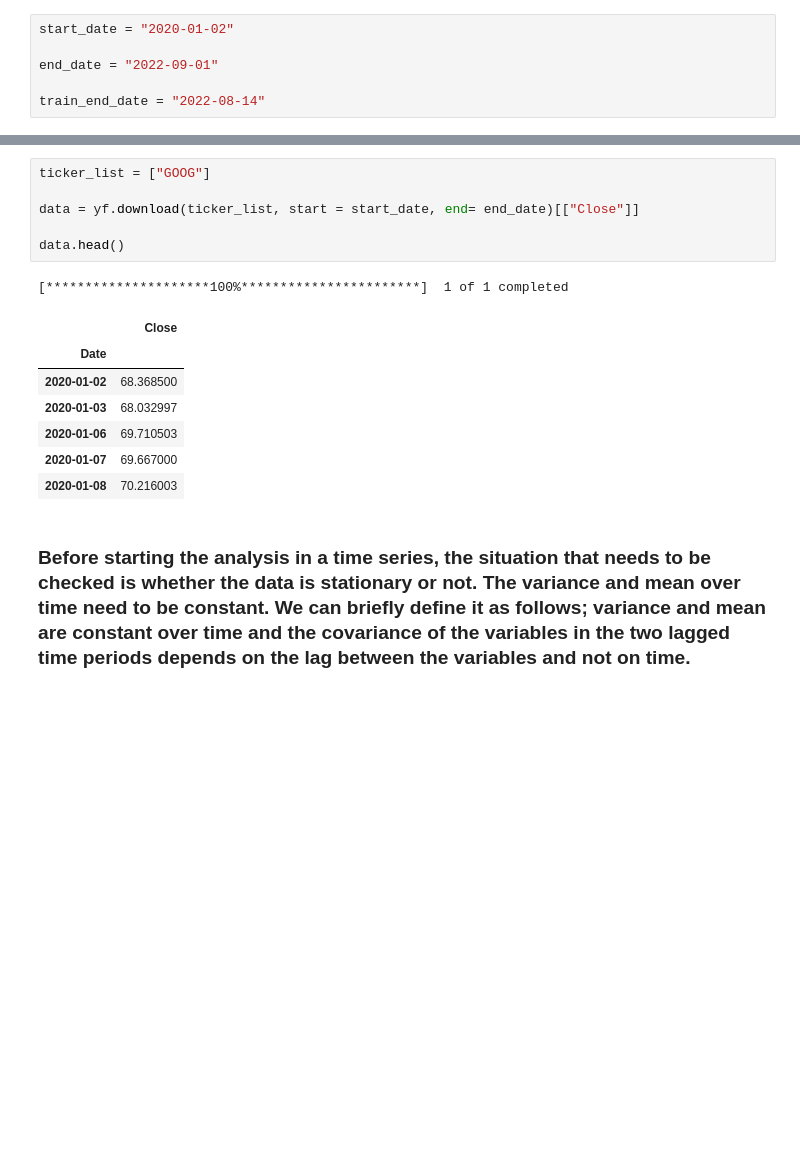
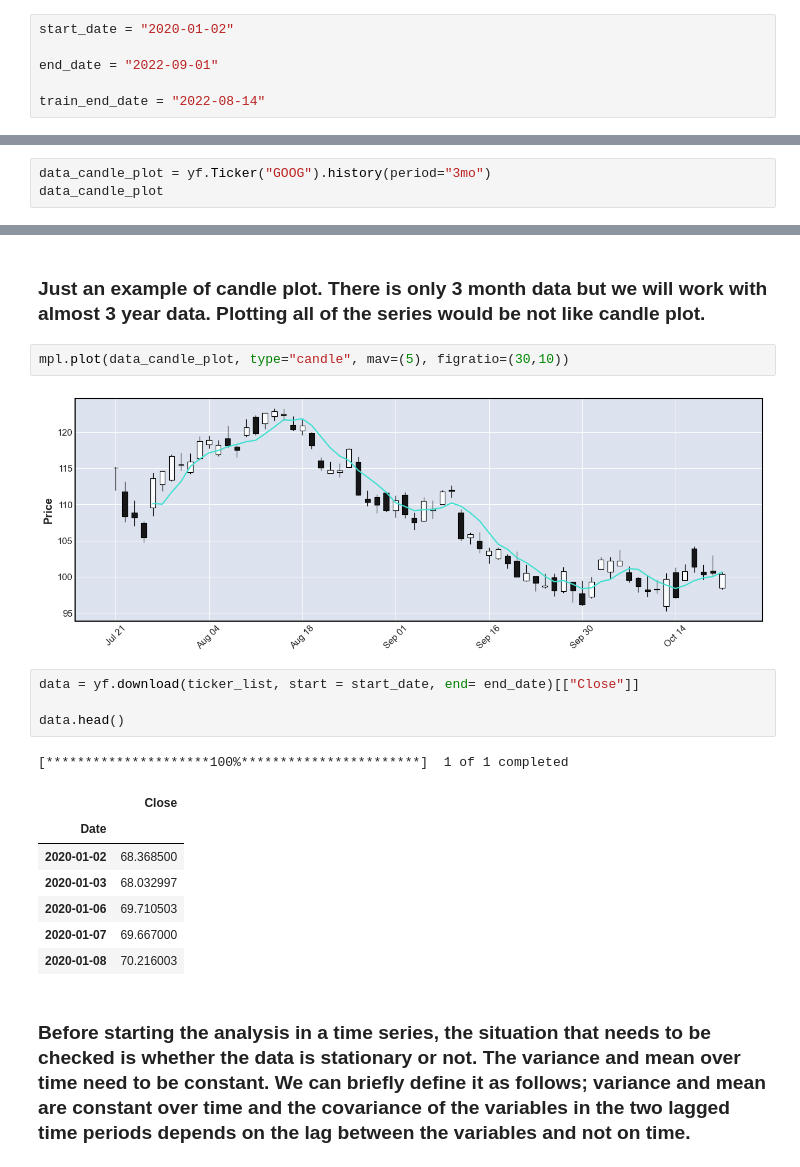
Before and after one commit to furkaneneseren/Time-Series-Prophet, a Jupyter notebook: time-series-prophet.ipynb, the cells around one changed output, grey strips where cells are left out. Cells and saved outputs as stored; diff of their text form; blank space fills up the shorter version.

Commit message:
added candle plot example

```diff
--- a/time-series-prophet.ipynb
+++ b/time-series-prophet.ipynb
@@ -916,0 +916,3 @@ train_end_date = "2022-08-14"
+# %%
+data_candle_plot = yf.Ticker("GOOG").history(period="3mo")
+data_candle_plot
@@ -917,6 +934,10 @@ train_end_date = "2022-08-14"
+# %% [markdown]
+### Just an example of candle plot. There is only 3 month data but we will work with almost 3 year data. Plotting all of the series would be not like candle plot.
+# %%
+mpl.plot(data_candle_plot, type="candle", mav=(5), figratio=(30,10))
+# %% [output]
+[figure, added]
 # %%
-ticker_list = ["GOOG"]
-
 data = yf.download(ticker_list, start = start_date, end= end_date)[["Close"]]
 
 data.head()
```
Also changed, not shown: parts of 4 cells of this notebook.
